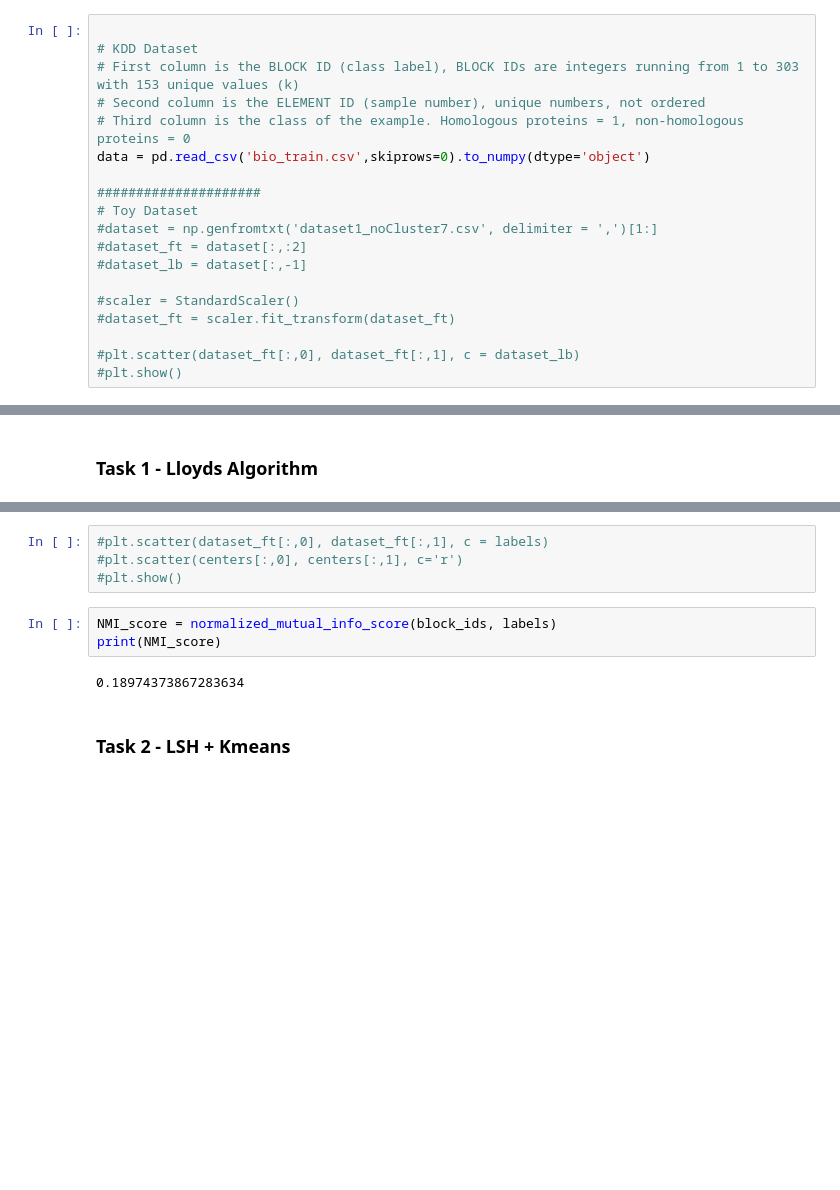
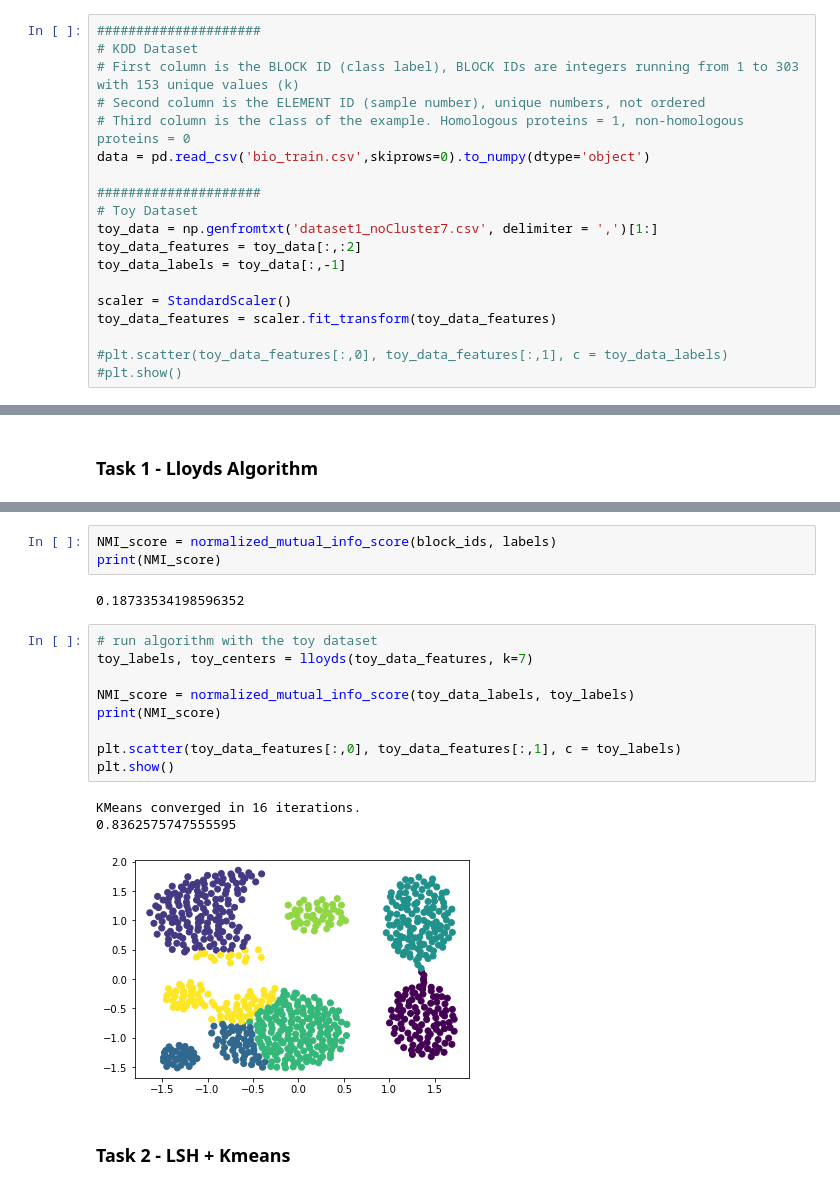
Before and after one commit to kh65/Assignment-3, a Jupyter notebook: assignment_3.ipynb, the cells around one changed output, grey strips where cells are left out. Cells and saved outputs as stored; diff of their text form; blank space fills up the shorter version.

Commit message:
added toy dataset as comparision

```diff
--- a/assignment_3.ipynb
+++ b/assignment_3.ipynb
@@ -11,7 +11,7 @@ import matplotlib.pyplot as plt
 # %% [markdown]
 #### Import Data
 # %%
-
+#####################
 # KDD Dataset
 # First column is the BLOCK ID (class label), BLOCK IDs are integers running from 1 to 303 with 153 unique values (k)
 # Second column is the ELEMENT ID (sample number), unique numbers, not ordered
@@ -20,14 +20,14 @@ data = pd.read_csv('bio_train.csv',skiprows=0).to_numpy(dtype='object')
 
 #####################
 # Toy Dataset
-#dataset = np.genfromtxt('dataset1_noCluster7.csv', delimiter = ',')[1:]
-#dataset_ft = dataset[:,:2]
-#dataset_lb = dataset[:,-1]
+toy_data = np.genfromtxt('dataset1_noCluster7.csv', delimiter = ',')[1:]
+toy_data_features = toy_data[:,:2]
+toy_data_labels = toy_data[:,-1]
 
-#scaler = StandardScaler()
-#dataset_ft = scaler.fit_transform(dataset_ft)
+scaler = StandardScaler()
+toy_data_features = scaler.fit_transform(toy_data_features)
 
-#plt.scatter(dataset_ft[:,0], dataset_ft[:,1], c = dataset_lb)
+#plt.scatter(toy_data_features[:,0], toy_data_features[:,1], c = toy_data_labels)
 #plt.show()
 # %% [markdown]
 #### Data Preprocessing
@@ -137,12 +153,21 @@ KMeans converged in 430 iterations.
-# %%
-#plt.scatter(dataset_ft[:,0], dataset_ft[:,1], c = labels)
-#plt.scatter(centers[:,0], centers[:,1], c='r')
-#plt.show()
 # %%
 NMI_score = normalized_mutual_info_score(block_ids, labels)
 print(NMI_score)
 # %% [output]
-0.18974373867283634
+0.18733534198596352
+# %%
+# run algorithm with the toy dataset
+toy_labels, toy_centers = lloyds(toy_data_features, k=7)
+
+NMI_score = normalized_mutual_info_score(toy_data_labels, toy_labels)
+print(NMI_score)
+
+plt.scatter(toy_data_features[:,0], toy_data_features[:,1], c = toy_labels)
+plt.show()
+# %% [output]
+KMeans converged in 16 iterations.
+0.8362575747555595
+[figure, added]
 # %% [markdown]
 ### Task 2 - LSH + Kmeans
 # %%
```
Also changed, not shown: parts of 5 cells of this notebook, 1 other file.
